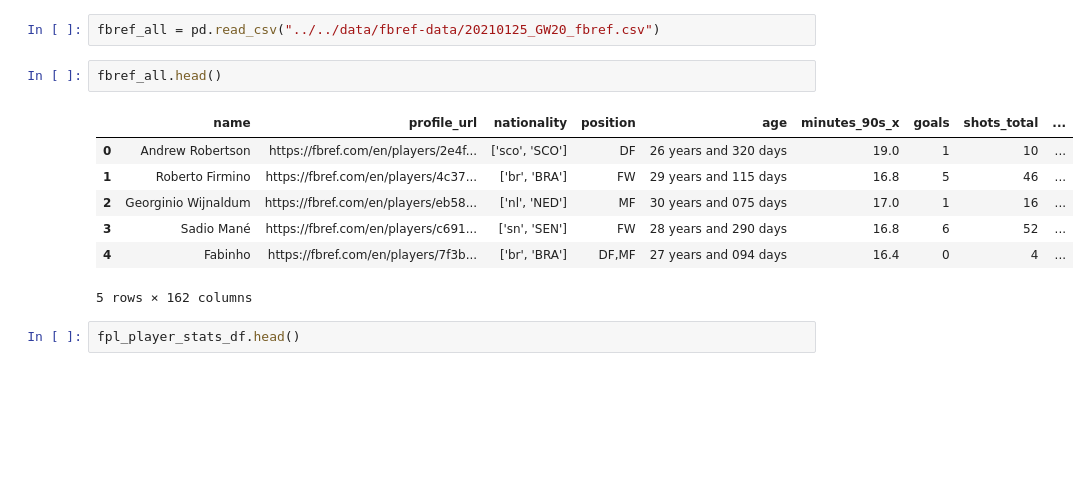
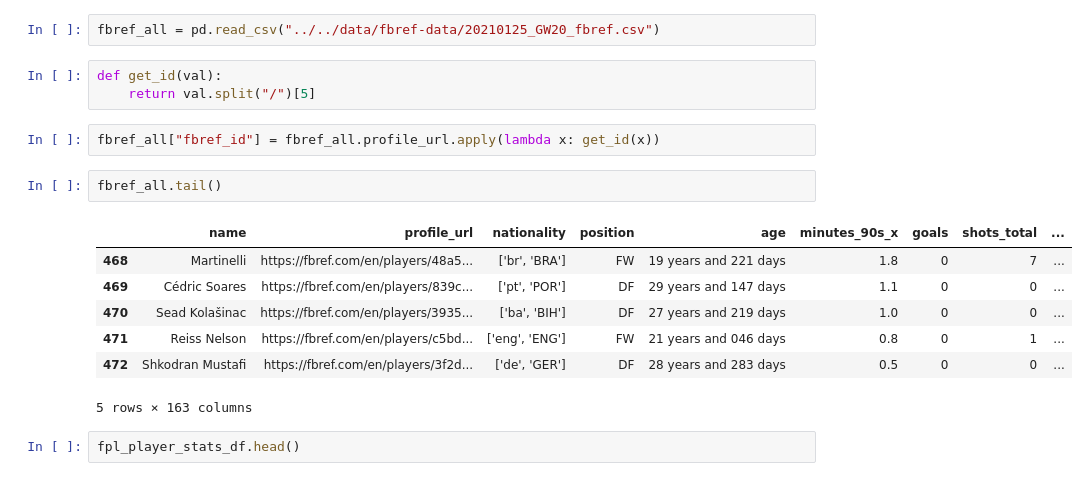
Before and after one commit to pratos/fpl-stats, a Jupyter notebook: src/notebooks/data-sources-combined.ipynb, the cells around one changed output. Saved outputs shown, nothing was run; the diff lists cells and outputs as text; blank space fills up the shorter version.

```diff
--- a/src/notebooks/data-sources-combined.ipynb
+++ b/src/notebooks/data-sources-combined.ipynb
@@ -385,16 +23,21 @@ fpl_player_stats_df.to_csv(FPL_DATA / f"{t_now}_GW{live_gameweek}_player_stats.c
 fpl_player_stats_df = pd.read_csv("../../data/fpl-data/20210125_GW19_player_stats.csv")
 # %%
 fbref_all = pd.read_csv("../../data/fbref-data/20210125_GW20_fbref.csv")
+# %%
+def get_id(val):
+    return val.split("/")[5]
+# %%
+fbref_all["fbref_id"] = fbref_all.profile_url.apply(lambda x: get_id(x))
 # %%
-fbref_all.head()
+fbref_all.tail()
 # %% [output]
 |  | name | profile_url | nationality | position | age | minutes_90s_x | goals | shots_total | ... |
-| 0 | Andrew Robertson | https://fbref.com/en/players/2e4f... | ['sco', 'SCO'] | DF | 26 years and 320 days | 19.0 | 1 | 10 | ... |
-| 1 | Roberto Firmino | https://fbref.com/en/players/4c37... | ['br', 'BRA'] | FW | 29 years and 115 days | 16.8 | 5 | 46 | ... |
-| 2 | Georginio Wijnaldum | https://fbref.com/en/players/eb58... | ['nl', 'NED'] | MF | 30 years and 075 days | 17.0 | 1 | 16 | ... |
-| 3 | Sadio Mané | https://fbref.com/en/players/c691... | ['sn', 'SEN'] | FW | 28 years and 290 days | 16.8 | 6 | 52 | ... |
-| 4 | Fabinho | https://fbref.com/en/players/7f3b... | ['br', 'BRA'] | DF,MF | 27 years and 094 days | 16.4 | 0 | 4 | ... |
+| 468 | Martinelli | https://fbref.com/en/players/48a5... | ['br', 'BRA'] | FW | 19 years and 221 days | 1.8 | 0 | 7 | ... |
+| 469 | Cédric Soares | https://fbref.com/en/players/839c... | ['pt', 'POR'] | DF | 29 years and 147 days | 1.1 | 0 | 0 | ... |
+| 470 | Sead Kolašinac | https://fbref.com/en/players/3935... | ['ba', 'BIH'] | DF | 27 years and 219 days | 1.0 | 0 | 0 | ... |
+| 471 | Reiss Nelson | https://fbref.com/en/players/c5bd... | ['eng', 'ENG'] | FW | 21 years and 046 days | 0.8 | 0 | 1 | ... |
+| 472 | Shkodran Mustafi | https://fbref.com/en/players/3f2d... | ['de', 'GER'] | DF | 28 years and 283 days | 0.5 | 0 | 0 | ... |
-5 rows × 162 columns
+5 rows × 163 columns
 # %%
 fpl_player_stats_df.head()
 # %% [output]
```
Also changed, not shown: parts of 101 cells of this notebook.
